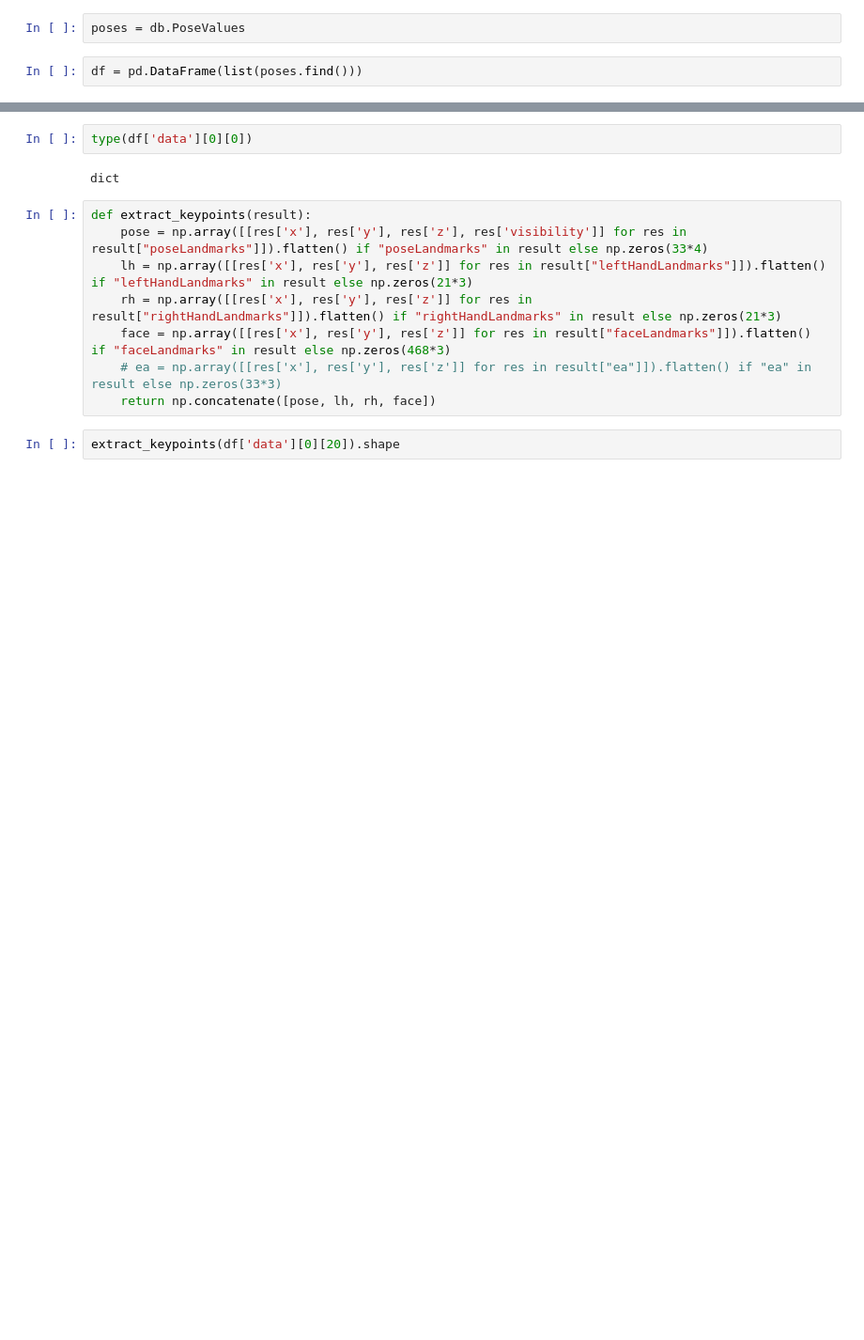
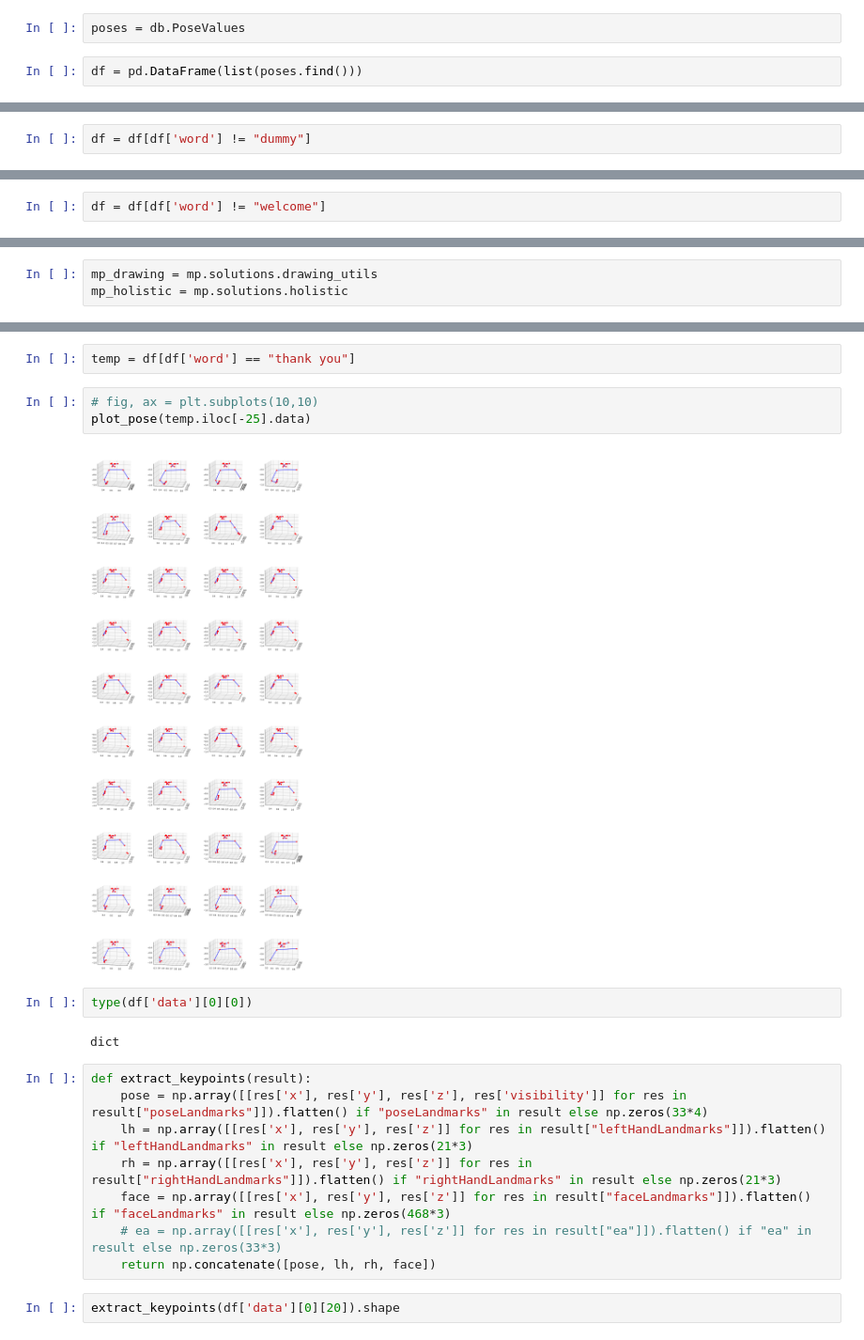
Before and after one commit to Vigneshkkar/Sign-Language_detection_Backend, a Jupyter notebook: model.ipynb, the cells around one changed output, grey strips where cells are left out. Shown at 94% size. Saved outputs shown, nothing was run; the diff lists cells and outputs as text; blank space fills up the shorter version.

```diff
--- a/model.ipynb
+++ b/model.ipynb
@@ -40,0 +35,2 @@ df.shape
+# %%
+df = df[df['word'] != "dummy"]
@@ -40,0 +41,2 @@ df.shape
+# %%
+df = df[df['word'] != "welcome"]
@@ -40,0 +47,3 @@ df.shape
+# %%
+mp_drawing = mp.solutions.drawing_utils
+mp_holistic = mp.solutions.holistic
@@ -41,3 +106,10 @@ df.shape
+# %%
+temp = df[df['word'] == "thank you"]
+# %%
+# fig, ax = plt.subplots(10,10)
+plot_pose(temp.iloc[-25].data)
+# %% [output]
+[figure, added]
 # %%
 type(df['data'][0][0])
 # %% [output]
```
Also changed, not shown: parts of 25 cells of this notebook, 6 other files.
